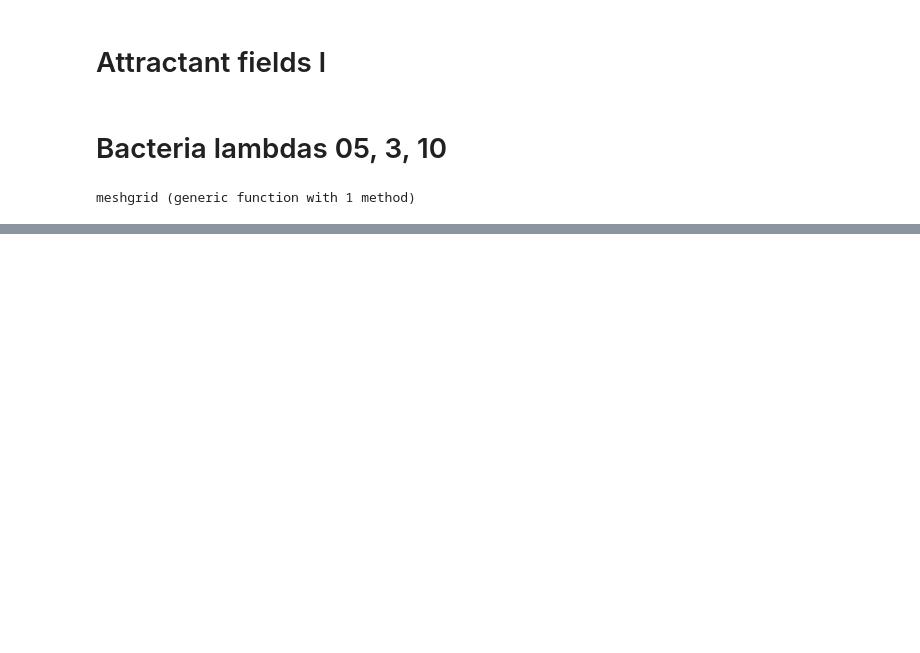
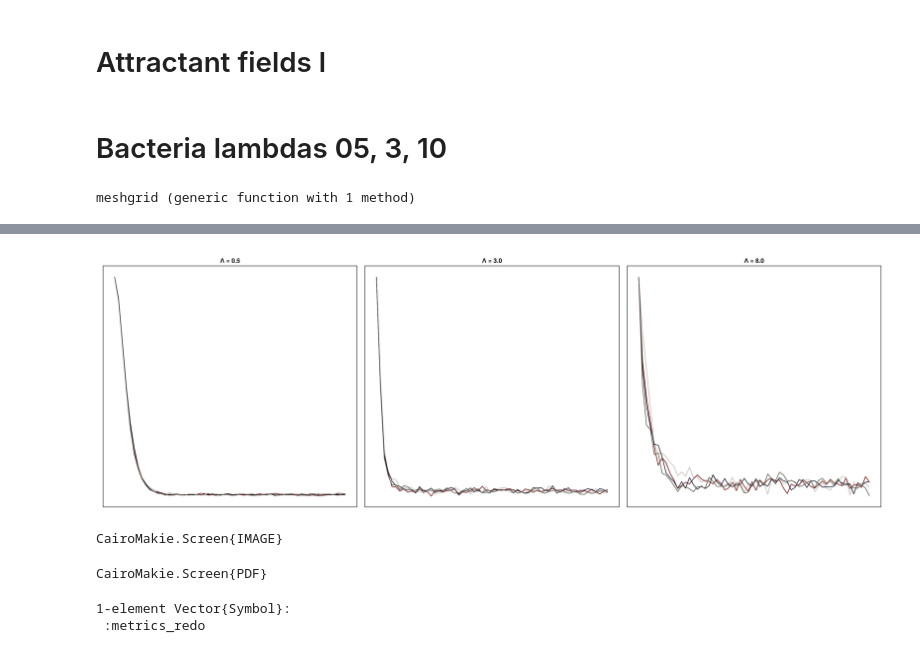
Before and after one commit to jmarib/CellBasedModels.jl, a Jupyter notebook: examples/figures.ipynb, the cells around one changed output, grey strips where cells are left out. Drawn from its saved outputs; the diff is of its cells as text; code cells hidden in the pictures; blank space fills up the shorter version.

```diff
--- a/examples/figures.ipynb
+++ b/examples/figures.ipynb
@@ -434,0 +449,79 @@ CairoMakie.Screen{SVG}
+# %%
+using CairoMakie
+lambdas = [0.5, 3.0, 8.0]
+steps = 60000
+
+velocities = [5.0, 10.0, 20.0, 100.0]
+
+dark = colorant"#0E1428"
+red = colorant"#6B0504"
+beige = colorant"#C2B8B2"
+green = colorant"#545643"
+
+colors = [beige, red, dark, green]
+
+fig2 = Figure(size=(1800, 600))
+
+
+for (idx, lambda) in enumerate(lambdas)
+
+
+    # Create axis for this subplot
+    ax_x = Axis(fig2[1, idx],
+              xlabel="Time (s)",
+              ylabel="Relative Distance to Source", # Changed label to reflect normalization
+              title="Λ = $lambda")
+
+
+    hidedecorations!(ax_x)
+
+    for (v_idx, v) in enumerate(velocities)
+
+        df = dfs_redo[(v, lambda)]
+
+        color = colors[v_idx]
+
+        mean_x = Float64[]
+        mean_y = Float64[]
+
+        mask = (dc_delta.v .== v) .& (dc_delta.lambda .== lambda)
+
+        Dc = dc_delta.Dc[mask]
+
+        delta = dc_delta.delta[mask]
+
+        l = sqrt(mean(Dc) / mean(delta))
+
+        # grouped_t = groupby(df, :step)
+        grouped = groupby(df, :step)
+
+        for i in 1:100:length(grouped)
+            data_1 = grouped[i]
+            x = data_1.x ./l
+            y = data_1.y ./l
+
+            push!(mean_x, mean(x))
+            push!(mean_y, mean(x))
+        end
+
+        lines!(ax_x, (1:100:length(grouped))*0.1, mean_x, color = color, label = "$v")
+
+        if idx == 3 & v_idx == 4
+            fig2[1,4] = Legend(fig2, ax_x, "Bacteria speed")
+        end
+    end
+end
+
+display(fig2)
+# %% [output]
+[figure, added]
+CairoMakie.Screen{IMAGE}
+# %%
+save("Plots/Fixed_source_model/Next/v_collapse_3_2.pdf", fig2)
+# %% [output]
+CairoMakie.Screen{PDF}
+# %%
+@load "metrics_redo.jld2" metrics_redo
+# %% [output]
+1-element Vector{Symbol}:
+ :metrics_redo
```
Also changed, not shown: parts of 10 cells of this notebook, 3 other files.
